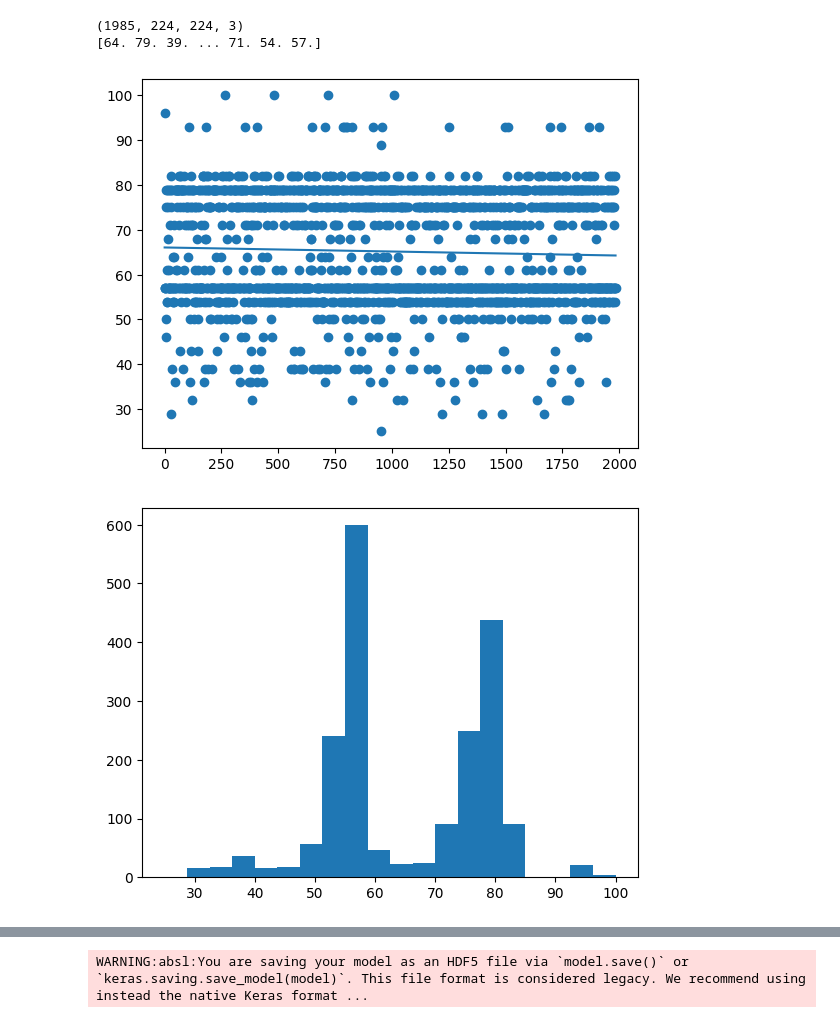
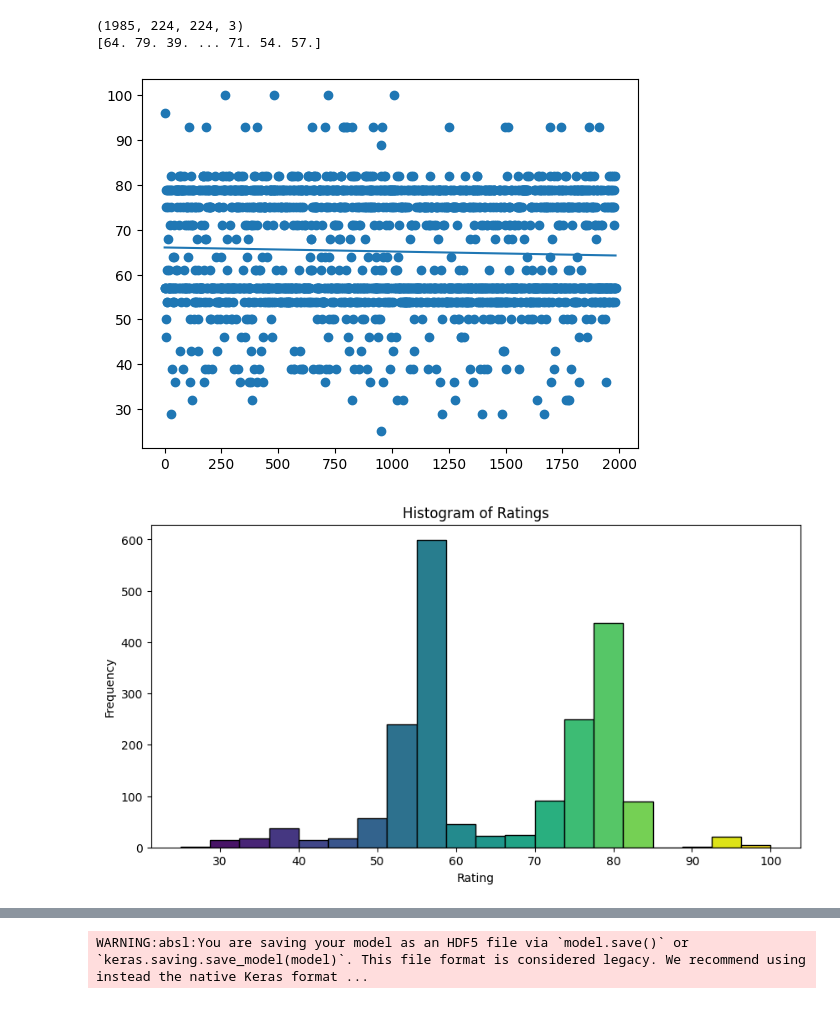
Before and after one commit to 5StackPEC/BetterSEOModel, a Jupyter notebook: notebooks/cnn.ipynb, the cells around one changed output, grey strips where cells are left out. Drawn from its saved outputs; the diff is of its cells as text; code cells hidden in the pictures.

Commit message:
added graphs for metrics

```diff
--- a/notebooks/cnn.ipynb
+++ b/notebooks/cnn.ipynb
@@ -64,20 +66,31 @@ print(y_train)
 # %%
 slope, intercept, r, p, std_err = stats.linregress(range(len(ratings)), ratings)
 
 def myfunc(x):
   return slope * x + intercept
 
 mymodel = list(map(myfunc, range(len(ratings))))
 
 plt.scatter(range(len(ratings)), ratings)
 plt.plot(range(len(ratings)), mymodel)
 plt.show()
 
-plt.hist(ratings,20)
+
+n_bins = 20
+colors = plt.cm.viridis(np.linspace(0, 1, n_bins))
+
+plt.figure(figsize=(10, 5))
+n, bins, patches = plt.hist(ratings, bins=n_bins, edgecolor='black')
+for i in range(n_bins):
+    patches[i].set_facecolor(colors[i])
+
+plt.title('Histogram of Ratings')
+plt.xlabel('Rating')
+plt.ylabel('Frequency')
 plt.show()
 # %% [output]
 [figure]
-[figure, old version]
+[figure, new version]
 # %%
 base_model = ResNet50(
     weights='imagenet',
```
Also changed, not shown: parts of 8 cells of this notebook.
